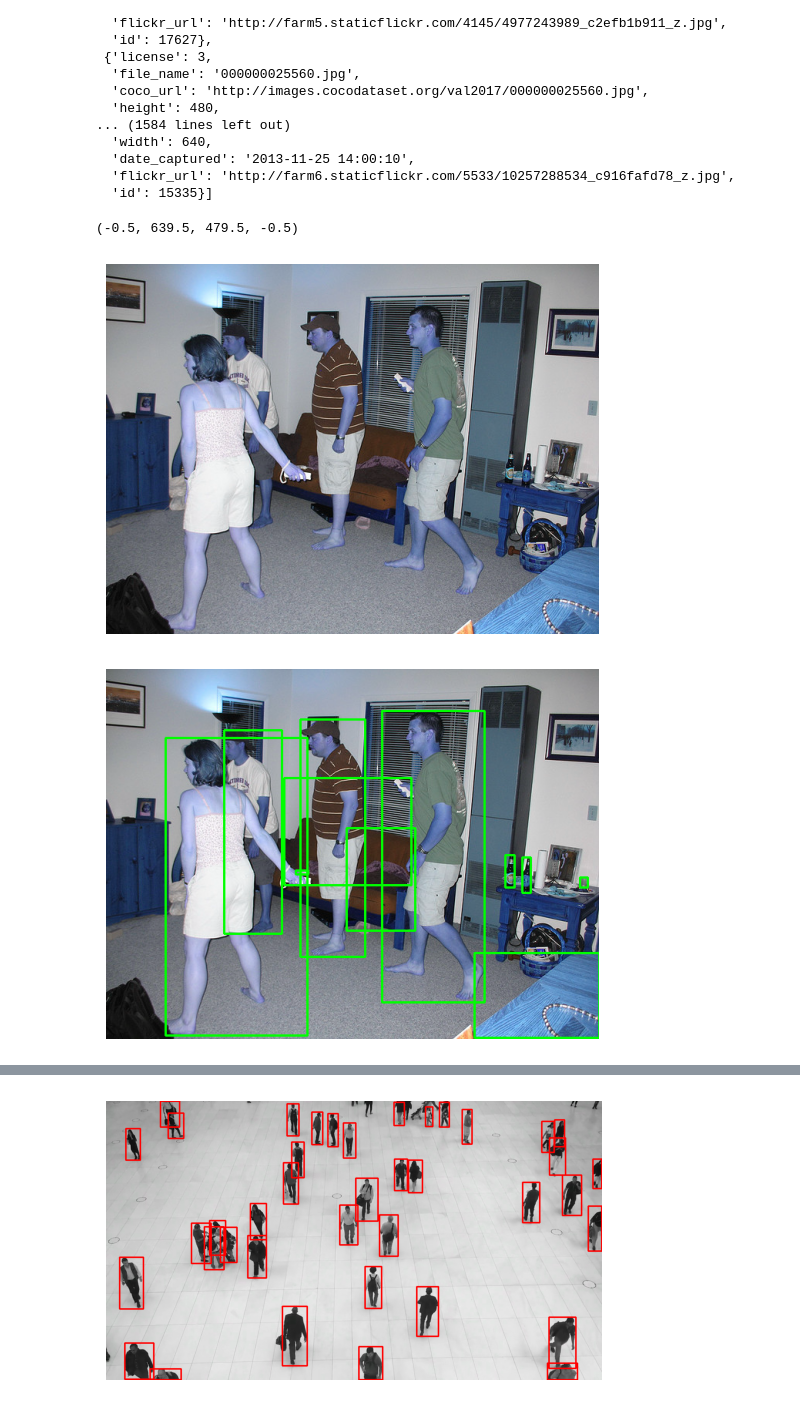
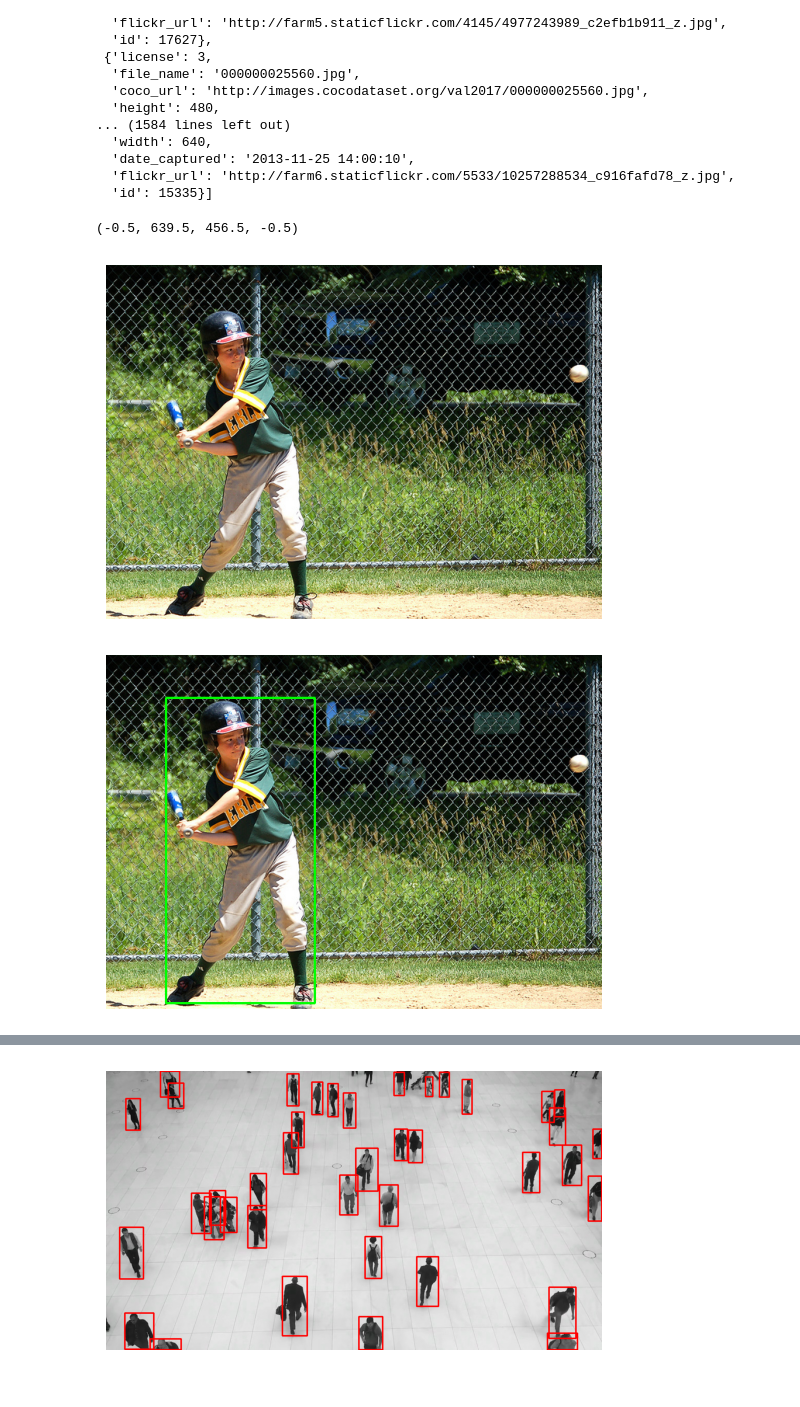
Before and after one commit to helenprokonina/Yolov8Training, a Jupyter notebook: compare_sahi.ipynb, the cells around one changed output, grey strips where cells are left out. Drawn from its saved outputs; the diff is of its cells as text; code cells hidden in the pictures.

```diff
--- a/compare_sahi.ipynb
+++ b/compare_sahi.ipynb
@@ -472,11 +472,12 @@ for image in training_data['images']:
         break
 # %%
 image = cv2.imread(f"coco-2017/validation/data/{image_path}")
+image = cv2.cvtColor(image, cv2.COLOR_BGR2RGB)
 plt.imshow(image);
 plt.axis("off")
 # %% [output]
-(-0.5, 639.5, 479.5, -0.5)
+(-0.5, 639.5, 456.5, -0.5)
-[figure, old version]
+[figure, new version]
 # %%
 def draw_annotations(image, image_id, json_file, color):
     '''
@@ -505,7 +506,7 @@ def draw_annotations(image, image_id, json_file, color):
     plt.imshow(image)
     plt.axis("off")
 # %%
-draw_annotations(image, 13729, "coco-2017/validation/new_labels.json", color=(0, 255, 0))
+draw_annotations(image, 33759, "coco-2017/validation/new_labels.json", color=(0, 255, 0))
 # %% [output]
-[figure, old version]
+[figure, new version]
 # %%
```
Also changed, not shown: parts of 34 cells of this notebook, 3 other files.
